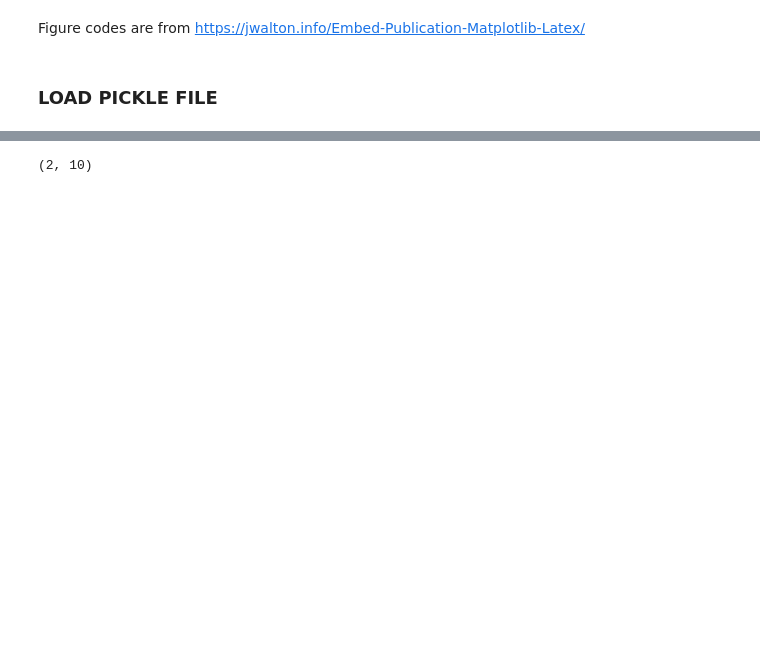
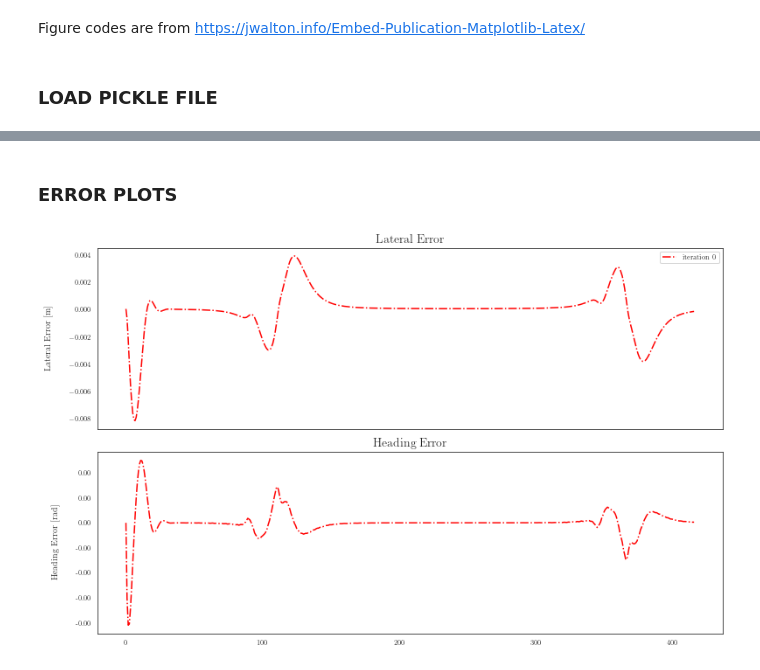
Before and after one commit to boyali/application_of_successive_convexification, a Jupyter notebook: Analyze/a01_analyze_mpc_cp_gravity.ipynb, the cells around one changed output, grey strips where cells are left out. Cells and saved outputs as stored; diff of their text form; code cells hidden in the pictures; blank space fills up the shorter version.

```diff
--- a/Analyze/a01_analyze_mpc_cp_gravity.ipynb
+++ b/Analyze/a01_analyze_mpc_cp_gravity.ipynb
@@ -209,4 +209,35 @@ plt.savefig(fig_path+fig_name, format='pdf', bbox_inches='tight', alpha=0)
-# %%
-controls.shape
-# %% [output]
-(2, 10)
+# %% [markdown]
+### ERROR PLOTS
+# %%
+width = 800
+fig,axes = plt.subplots(nrows=2, ncols=1, sharex='all', figsize=set_size(width, fraction=1))
+
+controls = control_history
+states = state_history
+
+axes[0].plot(states[3, :], states[4, :], '-.r', label=f'iteration {0}')
+axes[1].plot(states[3, :], states[5, :], '-.r', label=f'iteration {0}')
+
+
+
+axes[0].set_title('Lateral Error')
+# axes[0].set_xlabel('Number of Time Steps')
+axes[0].set_ylabel('Lateral Error [m]')
+axes[0].legend(bbox_to_anchor=(1, 1))
+
+# axes[0].set_ylim([-10, 10])
+
+axes[1].set_title('Heading Error')
+axes[1].set_ylabel('Heading Error [rad]')
+axes[1].yaxis.set_major_formatter(FormatStrFormatter('%.2f'))
+
+
+plt.tight_layout()
+
+
+# Save and remove excess whitespace
+# fig_path = '../Figures/'
+# fig_name = 'inputs.pdf'
+# plt.savefig(fig_path+fig_name, format='pdf', bbox_inches='tight', alpha=0)
+# %% [output]
+[figure, added]
```
Also changed, not shown: parts of 5 cells of this notebook, 10 other files.
